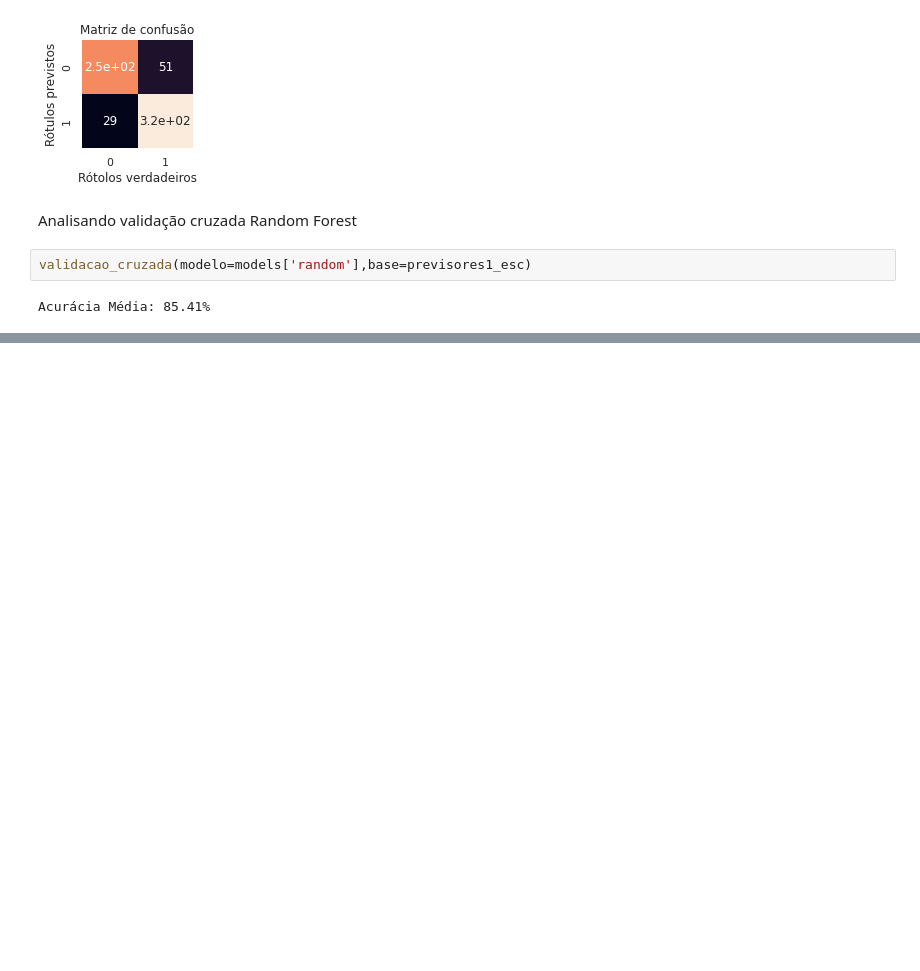
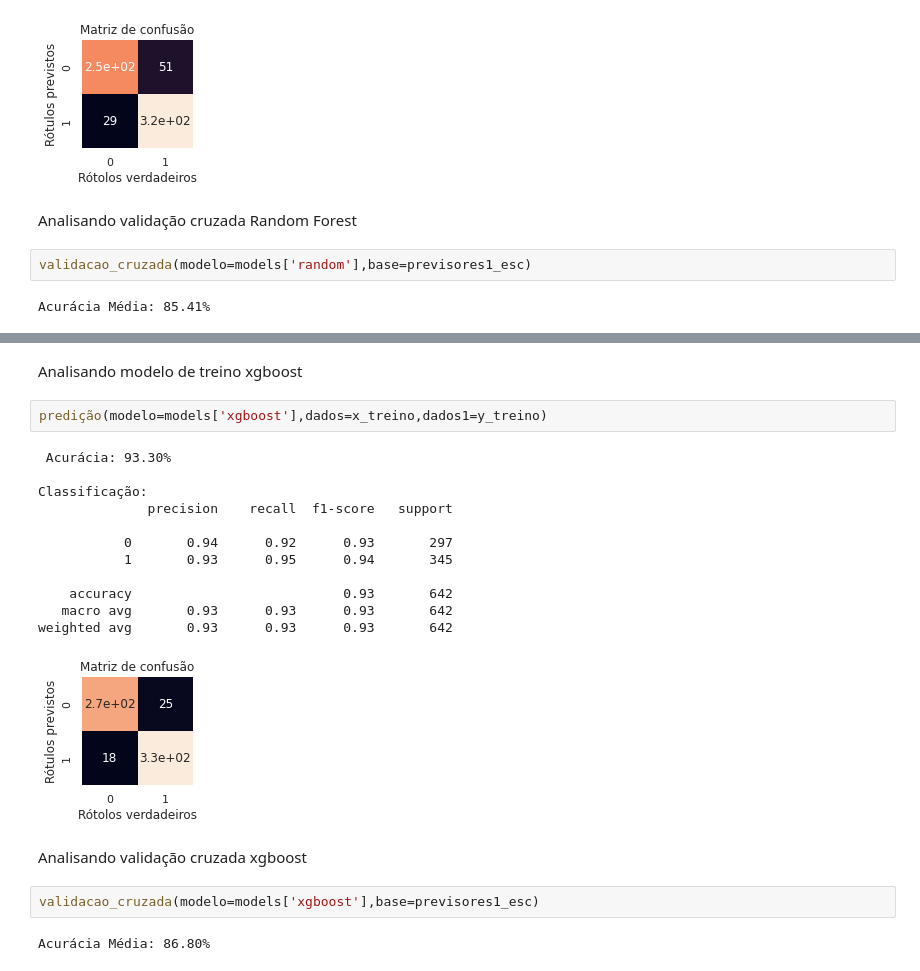
Before and after one commit to DiogoMonteiro99/Ciencias-de-dados, a Jupyter notebook: coracao.ipynb, the cells around one changed output, grey strips where cells are left out. Drawn from its saved outputs; the diff is of its cells as text; blank space fills up the shorter version.

```diff
--- a/coracao.ipynb
+++ b/coracao.ipynb
@@ -489,0 +509,23 @@ Acurácia Média: 85.41%
+# %% [markdown]
+Analisando modelo de treino xgboost
+# %%
+predição(modelo=models['xgboost'],dados=x_treino,dados1=y_treino)
+# %% [output]
+ Acurácia: 93.30%
+
+Classificação:
+              precision    recall  f1-score   support
+
+           0       0.94      0.92      0.93       297
+           1       0.93      0.95      0.94       345
+
+    accuracy                           0.93       642
+   macro avg       0.93      0.93      0.93       642
+weighted avg       0.93      0.93      0.93       642
+[figure, added]
+# %% [markdown]
+Analisando validação cruzada xgboost
+# %%
+validacao_cruzada(modelo=models['xgboost'],base=previsores1_esc)
+# %% [output]
+Acurácia Média: 86.80%
```
Also changed, not shown: parts of 4 cells of this notebook.
